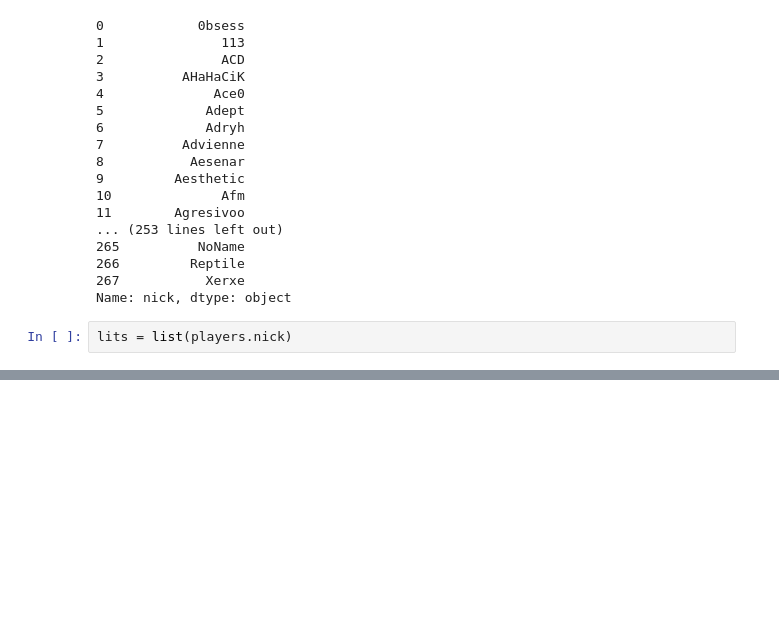
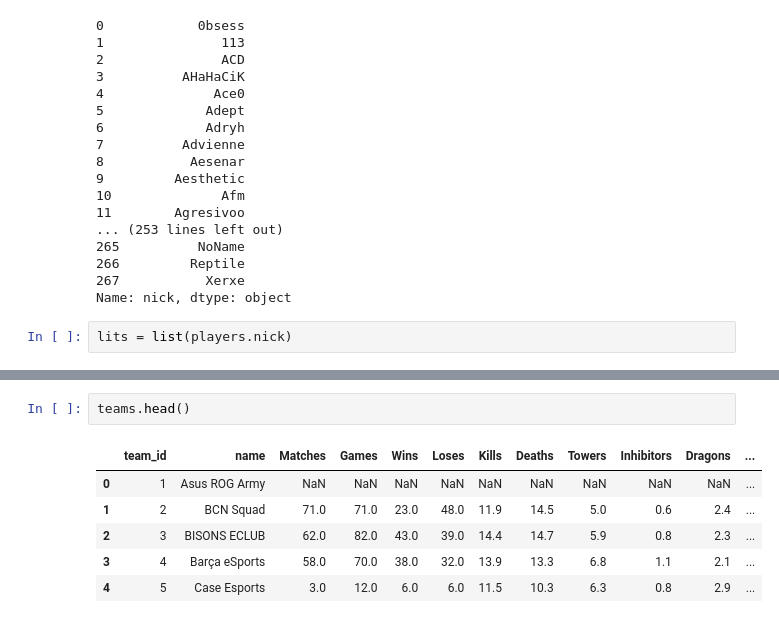
Before and after one commit to Linxx333/MrLinx-Data-ETL, a Jupyter notebook: src/main.ipynb, the cells around one changed output, grey strips where cells are left out. Saved outputs shown, nothing was run; the diff lists cells and outputs as text; blank space fills up the shorter version.

```diff
--- a/src/main.ipynb
+++ b/src/main.ipynb
@@ -1323,0 +1394,9 @@ array([  2,   4,   5,   3,   6,   7,   8,   9,  10,  11,  12,  13,  14,
+# %%
+teams.head()
+# %% [output]
+|  | team_id | name | Matches | Games | Wins | Loses | Kills | Deaths | Towers | Inhibitors | Dragons | ... |
+| 0 | 1 | Asus ROG Army | NaN | NaN | NaN | NaN | NaN | NaN | NaN | NaN | NaN | ... |
+| 1 | 2 | BCN Squad | 71.0 | 71.0 | 23.0 | 48.0 | 11.9 | 14.5 | 5.0 | 0.6 | 2.4 | ... |
+| 2 | 3 | BISONS ECLUB | 62.0 | 82.0 | 43.0 | 39.0 | 14.4 | 14.7 | 5.9 | 0.8 | 2.3 | ... |
+| 3 | 4 | Barça eSports | 58.0 | 70.0 | 38.0 | 32.0 | 13.9 | 13.3 | 6.8 | 1.1 | 2.1 | ... |
+| 4 | 5 | Case Esports | 3.0 | 12.0 | 6.0 | 6.0 | 11.5 | 10.3 | 6.3 | 0.8 | 2.9 | ... |
```
Also changed, not shown: parts of 39 cells of this notebook, 4 other files.
